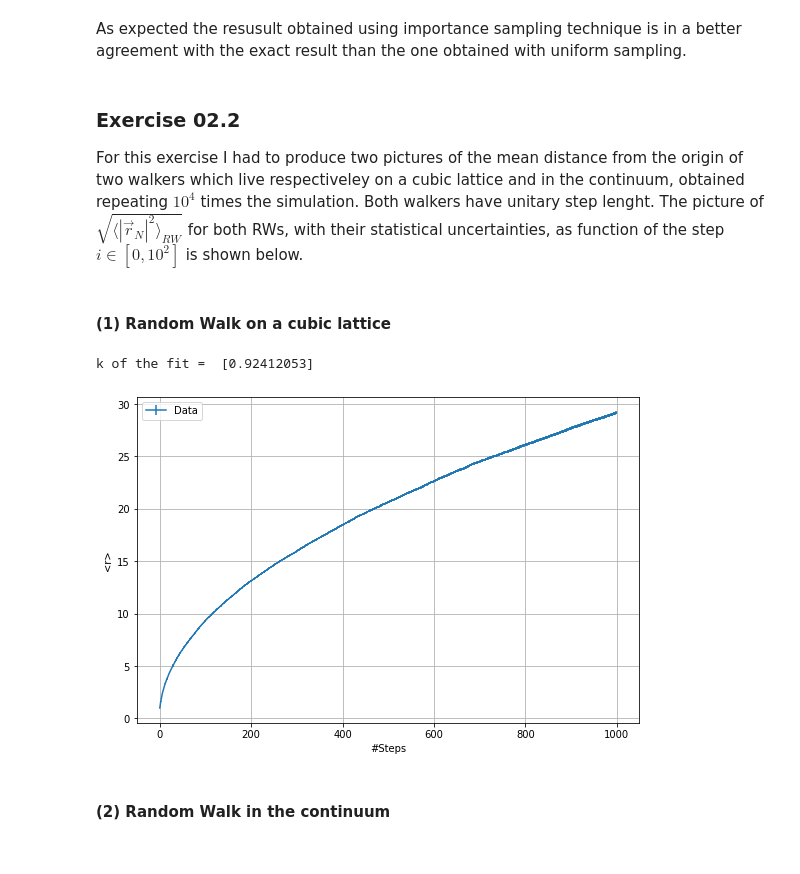
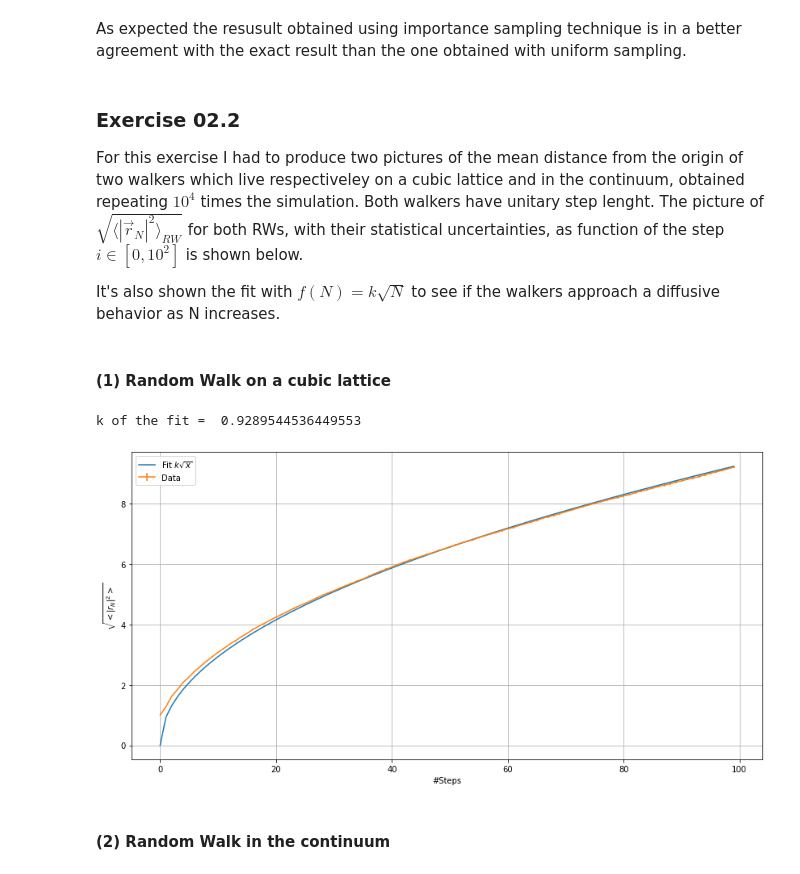
Before and after one commit to mattbona/numerical-simulation-laboratory, a Jupyter notebook: NSL-02/notebook/LSN_Exercises_02.ipynb, the cells around one changed output. Drawn from its saved outputs; the diff is of its cells as text; code cells hidden in the pictures.

```diff
--- a/NSL-02/notebook/LSN_Exercises_02.ipynb
+++ b/NSL-02/notebook/LSN_Exercises_02.ipynb
@@ -81,3 +81,5 @@ As expected the resusult obtained using importance sampling technique is in a be
 For this exercise I had to produce two pictures of the mean distance from the origin of two walkers which live respectiveley on a cubic lattice and in the continuum, obtained repeating $10^4$ times the simulation.
 Both walkers have unitary step lenght.
 The picture of $\sqrt{\langle |\vec{r}_N|^2 \rangle_{RW}}$ for both RWs, with their statistical uncertainties, as function of the step $i\in [0,10^2]$ is shown below.
+
+It's also shown the fit with $f(N)=k\sqrt{N}$ to see if the walkers approach a diffusive behavior as N increases.
@@ -84,31 +91,27 @@ The picture of $\sqrt{\langle |\vec{r}_N|^2 \rangle_{RW}}$ for both RWs, with th
 # %% [markdown]
 #### (1) Random Walk on a cubic lattice
 # %%
-from scipy import optimize
-
-def test_func(x, k):
-    return k * np.sqrt(x)
-
 prog_distance = np.loadtxt("../results/EX02_2(1).dat", usecols=0)
 distance_error = np.loadtxt("../results/EX02_2(1).dat", usecols=1)
 N = prog_distance.size # Number of steps
 steps_number = np.arange(0,N)
 
 params, params_covariance = optimize.curve_fit(test_func, steps_number, prog_distance)
-print("k of the fit = ", params)
+print("k of the fit = ", params[0])
 
-plt.figure(1, figsize = (9, 6))
-#plt.plot(steps_number, test_func(steps_number, params), label="Fit k*sqrt(x)")
+plt.figure(figsize=(14,7))
+
+plt.plot(steps_number, test_func(steps_number, params), label="Fit $k\sqrt{x}$")
 plt.errorbar(steps_number, prog_distance, yerr=distance_error, label="Data")
 plt.legend(loc="upper left")
 
 plt.xlabel('#Steps')
-plt.ylabel('<r>')
+plt.ylabel("$\sqrt{<|{r}_N|^2 >}$")
 plt.grid(True)
 plt.show()
 # %% [output]
-k of the fit =  [0.92412053]
+k of the fit =  0.9289544536449553
-[figure, old version]
+[figure, new version]
 # %% [markdown]
 #### (2) Random Walk in the continuum
 # %%
```
Also changed, not shown: parts of 3 cells of this notebook, 3 other files.
